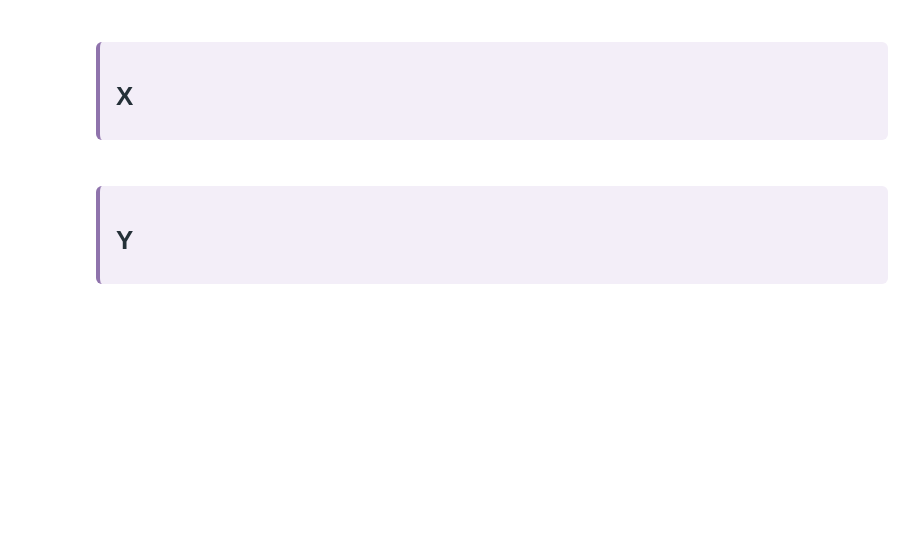
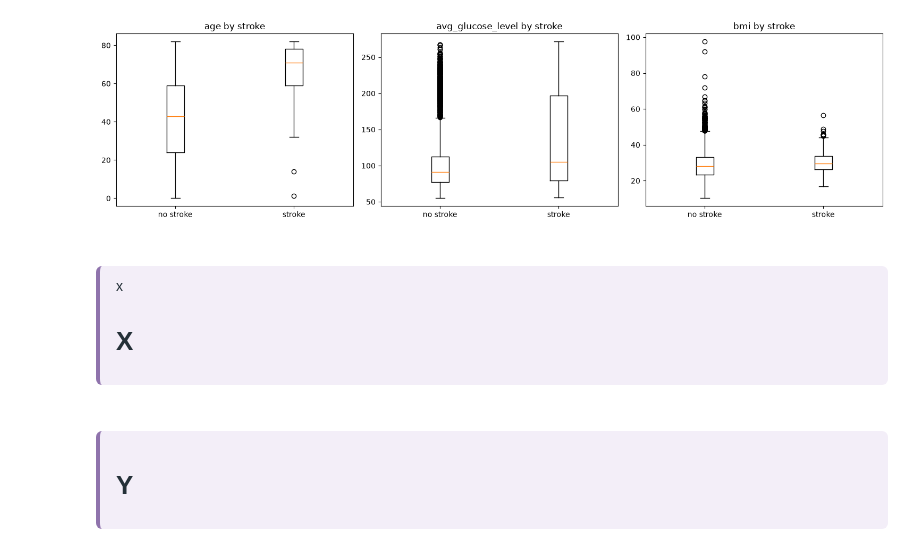
Before and after one commit to voldemortenz/IntroductiontoDataScience_Project, a Jupyter notebook: Code.ipynb, the cells around one changed output. Drawn from its saved outputs; the diff is of its cells as text; code cells hidden in the pictures; blank space fills up the shorter version.

```diff
--- a/Code.ipynb
+++ b/Code.ipynb
@@ -7,0 +71,10 @@
+# %%
+fig, axes = plt.subplots(1, 3, figsize=(15, 4))
+for ax, col in zip(axes, ["age", "avg_glucose_level", "bmi"]):
+    data_1 = [data[data["stroke"] == s][col].dropna() for s in [0, 1]]
+    ax.boxplot(data_1, tick_labels=["no stroke", "stroke"])
+    ax.set_title(col + " by stroke")
+plt.tight_layout()
+plt.show()
+# %% [output]
+[figure, added]
@@ -8,5 +144,5 @@
 # %% [markdown]
-<div style='background-color:#F3EEF8; border-top:1px solid #D8CCE5; border-left:4px solid #8F73AC; border-radius:6px; padding:10px 16px; margin-top:24px; color:#243038;'>
+<div style='background-color:#F3EEF8; border-top:1px solid #D8CCE5; border-left:4px solid #8F73AC; border-radius:6px; padding:10px 16px; margin-top:24px; color:#243038;'>x
 
 <h1 style="color:#243038; margin:0.2em 0;">X</h1>
 
```
Also changed, not shown: parts of 14 cells of this notebook.
